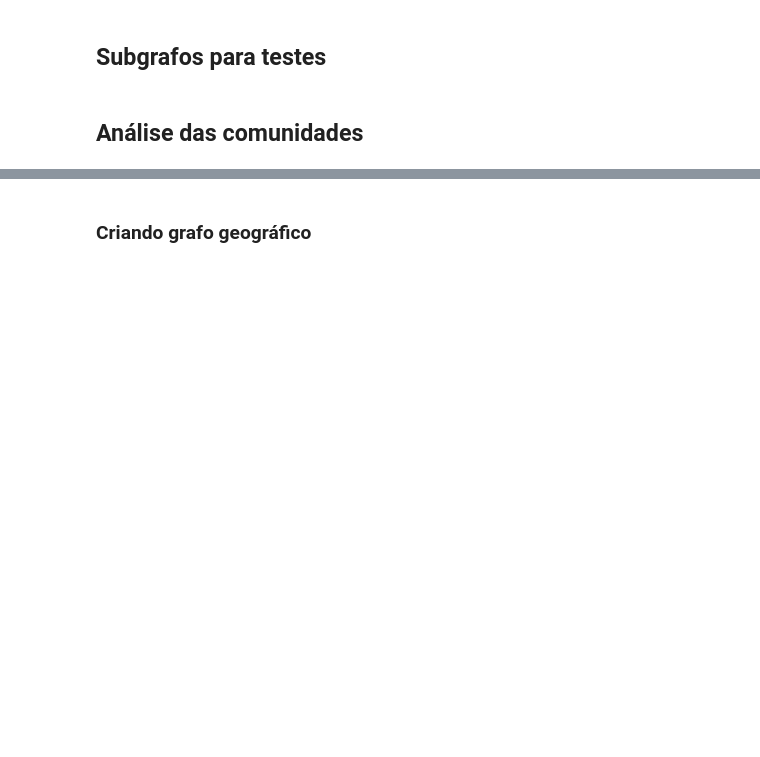
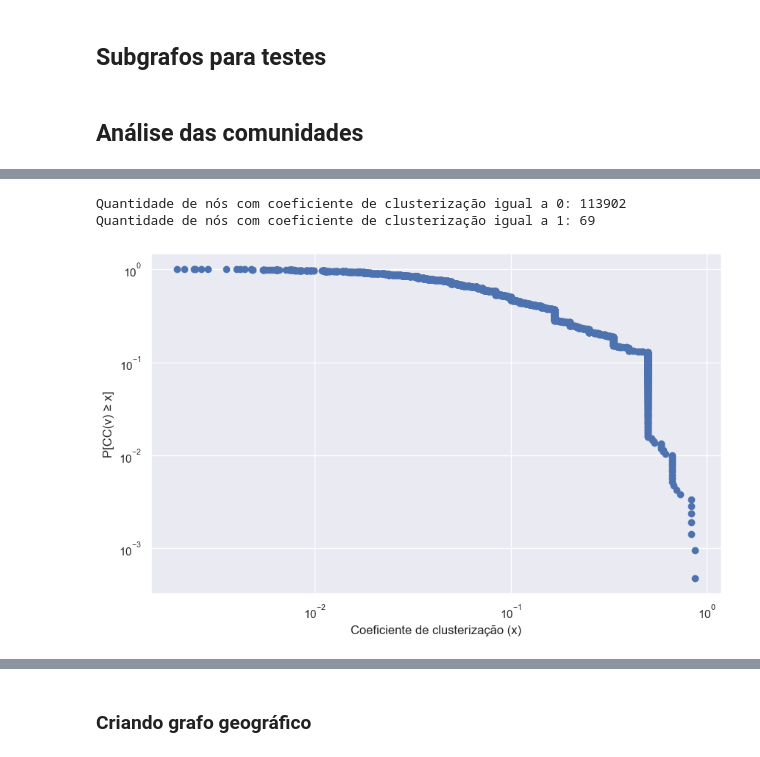
Before and after one commit to lealeric/Codigo_TCC, a Jupyter notebook: TCC_ERIC.ipynb, the cells around one changed output, grey strips where cells are left out. Cells and saved outputs as stored; diff of their text form; code cells hidden in the pictures; blank space fills up the shorter version.

```diff
--- a/TCC_ERIC.ipynb
+++ b/TCC_ERIC.ipynb
@@ -1114,3 +1128,9 @@ _export_dictionary(dictMentions, 'E://', 'dictMentions_locations.json')
+# %%
+try:
+    dictMentions = load_json(r'E:\\dictMentions_locations.json')
+except:
+    dictMentions = gera_dict_mentions_by_user(dataFrameComUsernames, data_frame2=dataFrameComUsernames2)
+    _export_dictionary(dictMentions, 'E://', 'dictMentions_locations.json')
 # %% [markdown]
 ### Grafo de menções do twitter
 # %% [markdown]
@@ -1324,0 +1361,31 @@ for item in tqdmBasic([0.01, 0.025, 0.05, 0.1], total=4):
+# %%
+# Calculate the clustering coefficient for each node
+clustering_coeffs = nx.clustering(grafo_twitter_com_coordenadas)
+print(f"Quantidade de nós com coeficiente de clusterização igual a 0: {len([k for k, v in clustering_coeffs.items() if v == 0])}")
+print(f"Quantidade de nós com coeficiente de clusterização igual a 1: {len([k for k, v in clustering_coeffs.items() if v == 1])}")
+clustering_coeffs_edited = {k: v for k, v in clustering_coeffs.items() if v not in [0, 1]}
+# Get the values of the clustering coefficients
+cc_values = list(clustering_coeffs_edited.values())
+
+# Sort the values in ascending order
+cc_values.sort()
+
+# Calculate the CCDF
+ccdf = [1 - (i / len(cc_values)) for i in range(len(cc_values))]
+
+# Plot the CCDF
+plt.figure(figsize=(10, 6))
+plt.plot(cc_values, ccdf, marker='o', linestyle='none')
+plt.xscale('log')
+plt.yscale('log')
+plt.xlabel('Coeficiente de clusterização (x)')
+plt.ylabel('P[CC(v) ≥ x]')
+# plt.title('CCDF of Clustering Coefficient')
+plt.grid(True)
+# plt.savefig('E://ccdf_clustering_coefficient.jpg', format='jpg', dpi=300)
+plt.show()
+plt.close()
+# %% [output]
+Quantidade de nós com coeficiente de clusterização igual a 0: 113902
+Quantidade de nós com coeficiente de clusterização igual a 1: 69
+[figure, added]
```
Also changed, not shown: parts of 14 cells of this notebook.
